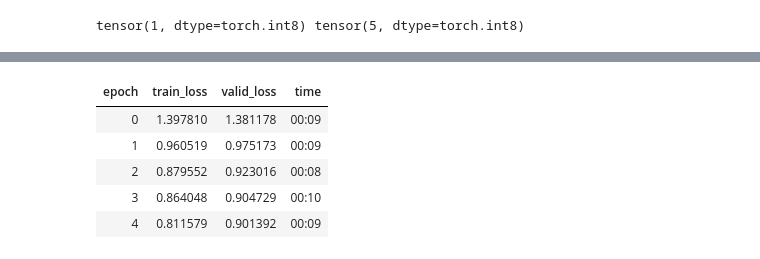
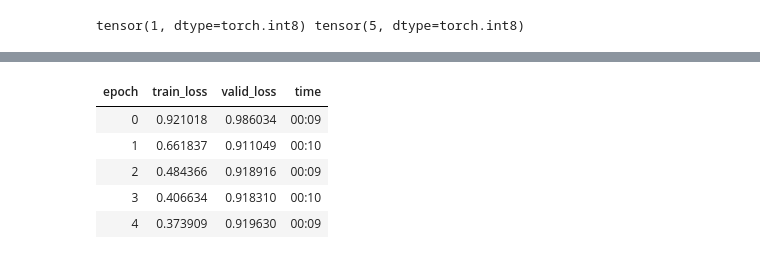
Before and after one commit to Ali-Alshaikh/Movie-Recommendation-DeepLearning, a Jupyter notebook: collab_filtering.ipynb, the cells around one changed output, grey strips where cells are left out. Cells and saved outputs as stored; diff of their text form; code cells hidden in the pictures.

```diff
--- a/collab_filtering.ipynb
+++ b/collab_filtering.ipynb
@@ -262,10 +262,10 @@ SuggestedLRs(slide=0.02290867641568184, valley=0.0002290867705596611)
 # %%
 # # let's train the model on the data
-learn.fit_one_cycle(5,1e-3)
+learn.fit_one_cycle(5,5e-3) # later try lr = 0.1
 # %% [output]
 | epoch | train_loss | valid_loss | time |
-| 0 | 1.397810 | 1.381178 | 00:09 |
-| 1 | 0.960519 | 0.975173 | 00:09 |
-| 2 | 0.879552 | 0.923016 | 00:08 |
-| 3 | 0.864048 | 0.904729 | 00:10 |
-| 4 | 0.811579 | 0.901392 | 00:09 |
+| 0 | 0.921018 | 0.986034 | 00:09 |
+| 1 | 0.661837 | 0.911049 | 00:10 |
+| 2 | 0.484366 | 0.918916 | 00:09 |
+| 3 | 0.406634 | 0.918310 | 00:10 |
+| 4 | 0.373909 | 0.919630 | 00:09 |
```
Also changed, not shown: parts of 30 cells of this notebook.
